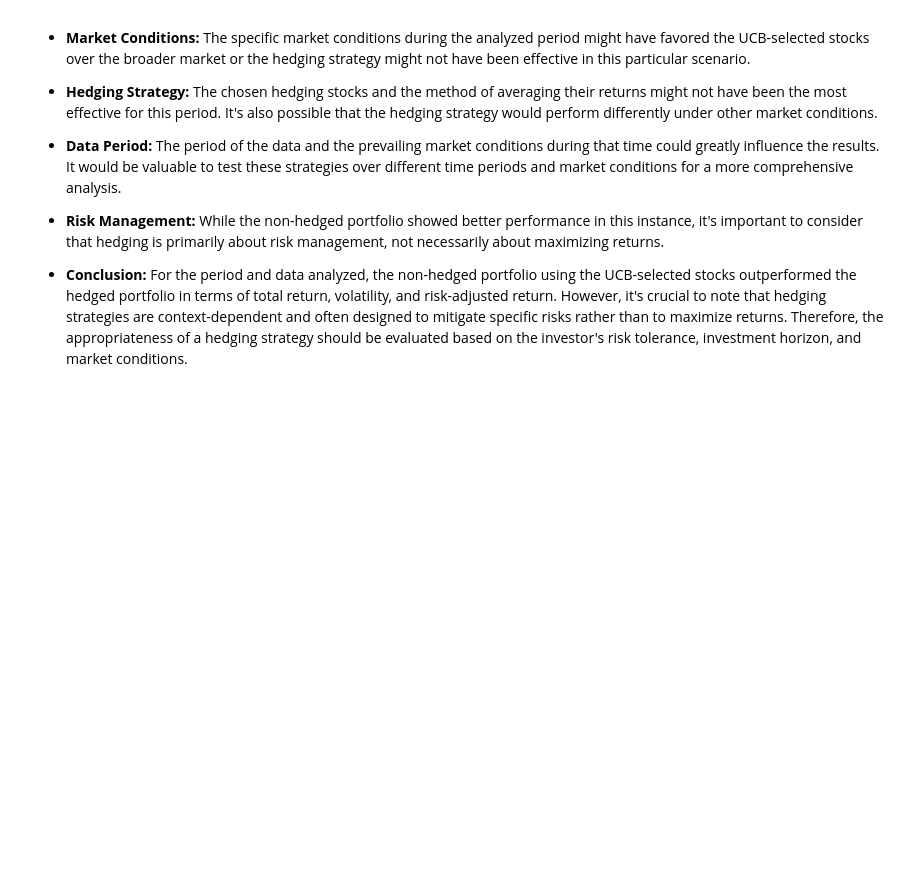
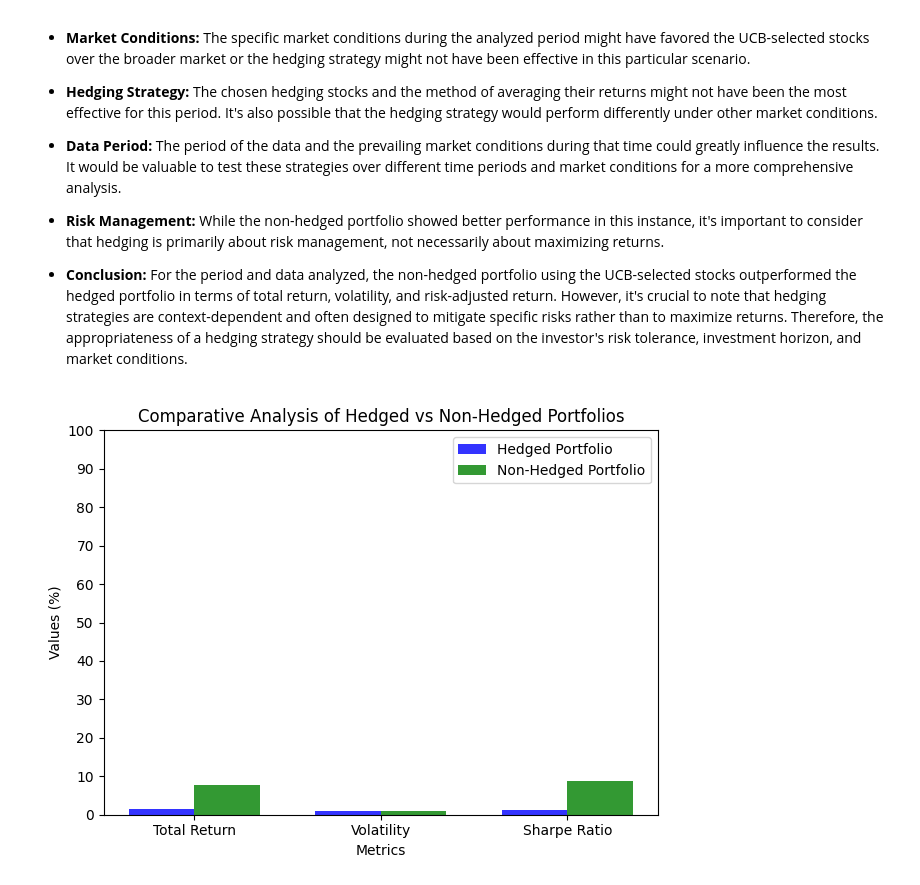
Before and after one commit to okonp07/Optimizing-Euro-Stoxx-50-Investments, a Jupyter notebook: Optimizing_Euro_Stoxx_50_Investments_A_UCB_Algorithm_Based_Stock_Selection_Strategy_with_Correlation_Driven_Hedging.ipynb, the cells around one changed output. Drawn from its saved outputs; the diff is of its cells as text; code cells hidden in the pictures; blank space fills up the shorter version.

```diff
--- a/Optimizing_Euro_Stoxx_50_Investments_A_UCB_Algorithm_Based_Stock_Selection_Strategy_with_Correlation_Driven_Hedging.ipynb
+++ b/Optimizing_Euro_Stoxx_50_Investments_A_UCB_Algorithm_Based_Stock_Selection_Strategy_with_Correlation_Driven_Hedging.ipynb
@@ -703,3 +685,38 @@ The Sharpe Ratio, which measures risk-adjusted return, is significantly higher f
 
 * **Conclusion:**
 For the period and data analyzed, the non-hedged portfolio using the UCB-selected stocks outperformed the hedged portfolio in terms of total return, volatility, and risk-adjusted return. However, it's crucial to note that hedging strategies are context-dependent and often designed to mitigate specific risks rather than to maximize returns. Therefore, the appropriateness of a hedging strategy should be evaluated based on the investor's risk tolerance, investment horizon, and market conditions.
+# %%
+# Data for plotting
+categories = ['Total Return', 'Volatility', 'Sharpe Ratio']
+hedged_values = [1.39, 1.04, 1.33]  # Total return, Volatility, and Sharpe Ratio for hedged portfolio in percentages
+non_hedged_values = [7.74, 0.89, 8.71]  # Total return, Volatility, and Sharpe Ratio for non-hedged portfolio in percentages
+
+# Creating the bar charts
+fig, ax = plt.subplots()
+bar_width = 0.35
+opacity = 0.8
+
+# Calculate the positions for each group
+indices = range(len(categories))
+bar1_positions = [index - bar_width/2 for index in indices]
+bar2_positions = [index + bar_width/2 for index in indices]
+
+bar1 = plt.bar(bar1_positions, hedged_values, bar_width,
+               alpha=opacity, color='b', label='Hedged Portfolio')
+
+bar2 = plt.bar(bar2_positions, non_hedged_values, bar_width,
+               alpha=opacity, color='g', label='Non-Hedged Portfolio')
+
+plt.xlabel('Metrics')
+plt.ylabel('Values (%)')
+plt.title('Comparative Analysis of Hedged vs Non-Hedged Portfolios')
+plt.xticks(indices, categories)
+plt.legend()
+
+# Set y-axis to display percentages
+plt.yticks(range(0, 101, 10))  # Adjust this range if necessary
+
+plt.tight_layout()
+plt.show()
+# %% [output]
+[figure, added]
```
Also changed, not shown: parts of 10 cells of this notebook.
